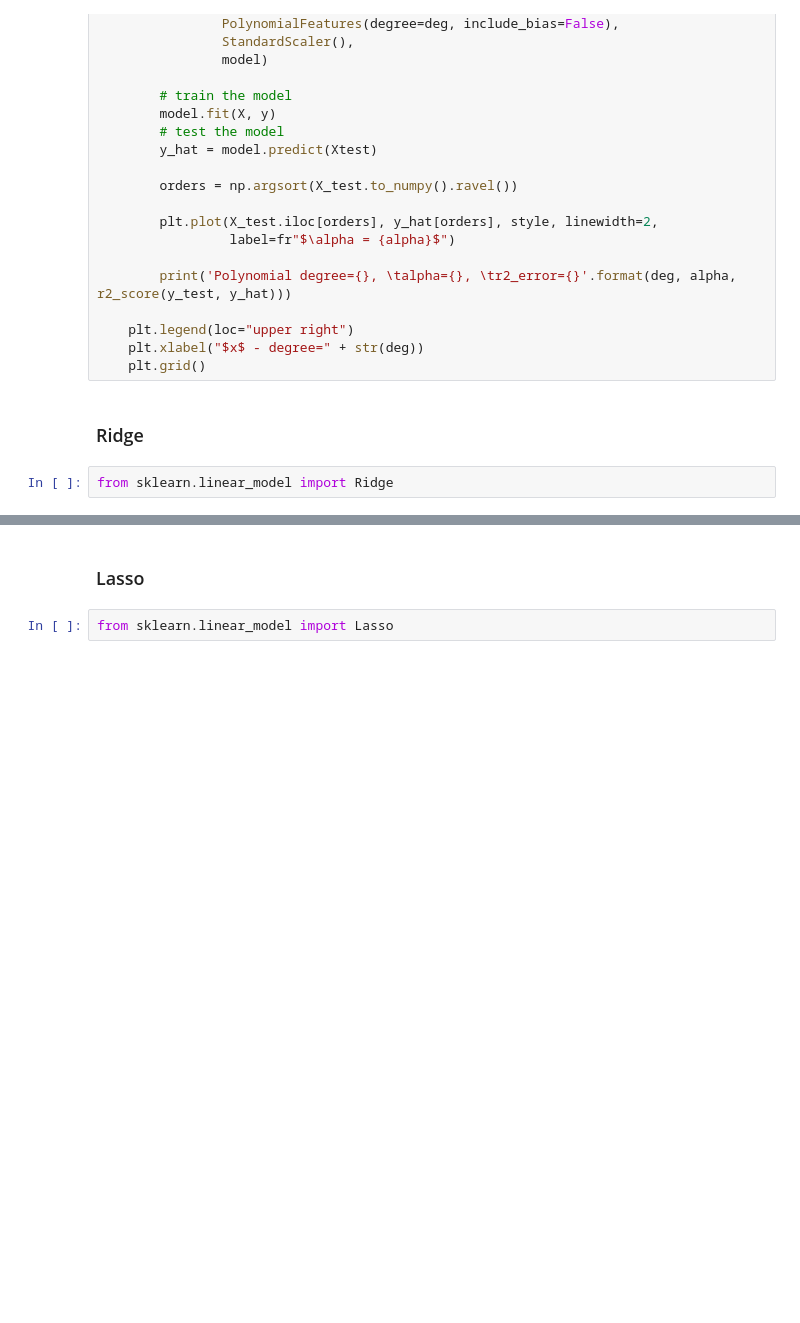
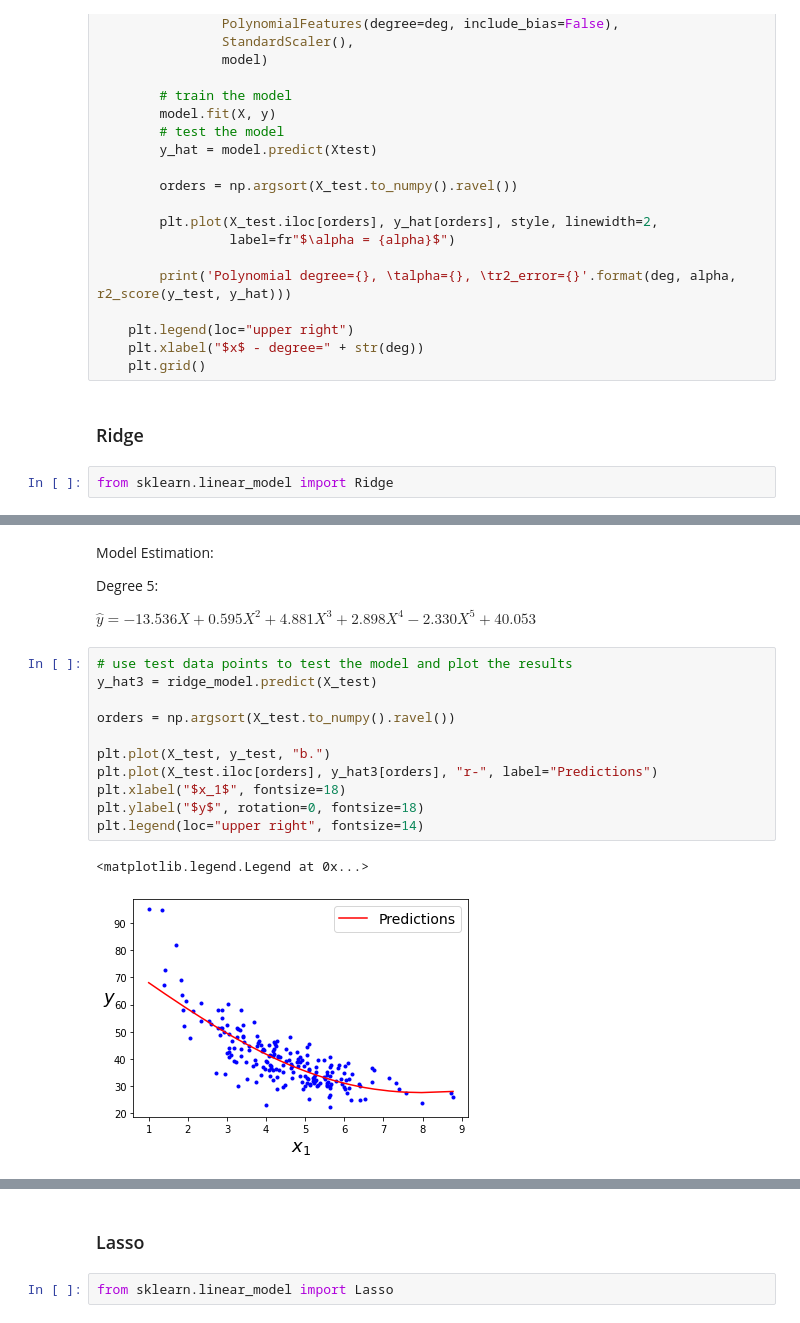
Before and after one commit to farinteractions/raspi-interactions, a Jupyter notebook: Actividad_Semanal_7/TecMty_Regresion_lineal_polinomial.ipynb, the cells around one changed output, grey strips where cells are left out. Cells and saved outputs as stored; diff of their text form; blank space fills up the shorter version.

```diff
--- a/Actividad_Semanal_7/TecMty_Regresion_lineal_polinomial.ipynb
+++ b/Actividad_Semanal_7/TecMty_Regresion_lineal_polinomial.ipynb
@@ -414,3 +459,23 @@ ridge_reg.fit(X_train, y_train)
+# %% [markdown]
+Model Estimation:
+
+Degree 5:
+
+$\hat{y} =  -13.536X + 0.595X^2 + 4.881X^3 + 2.898X^4 - 2.330X^5 + 40.053$
+# %%
+# use test data points to test the model and plot the results
+y_hat3 = ridge_model.predict(X_test)
+
+orders = np.argsort(X_test.to_numpy().ravel())
+
+plt.plot(X_test, y_test, "b.")
+plt.plot(X_test.iloc[orders], y_hat3[orders], "r-", label="Predictions")
+plt.xlabel("$x_1$", fontsize=18)
+plt.ylabel("$y$", rotation=0, fontsize=18)
+plt.legend(loc="upper right", fontsize=14)
+# %% [output]
+<matplotlib.legend.Legend at 0x...>
+[figure, added]
 # %%
 # Errors
 mae_ridge = metrics.mean_absolute_error(y_test, y_hat3)
```
Also changed, not shown: parts of 13 cells of this notebook.
